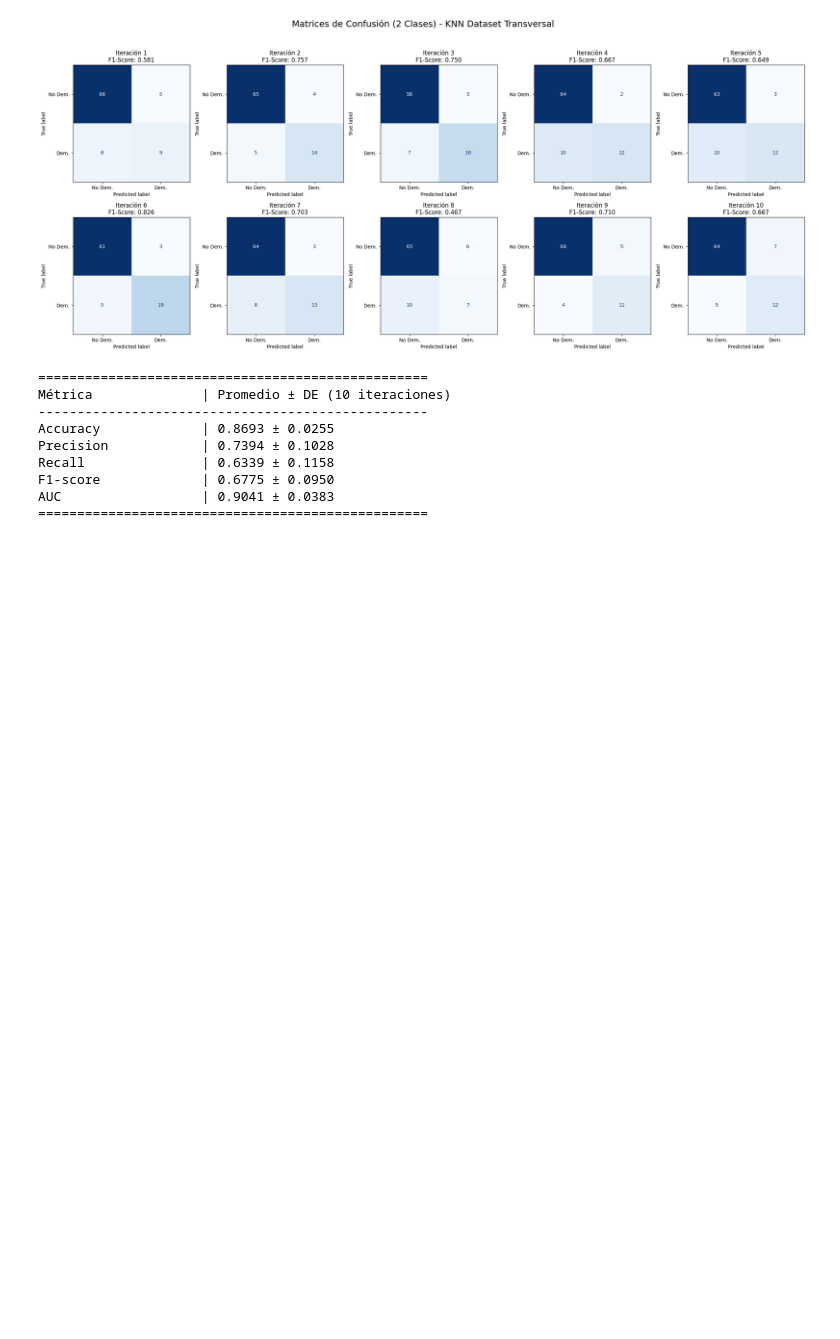
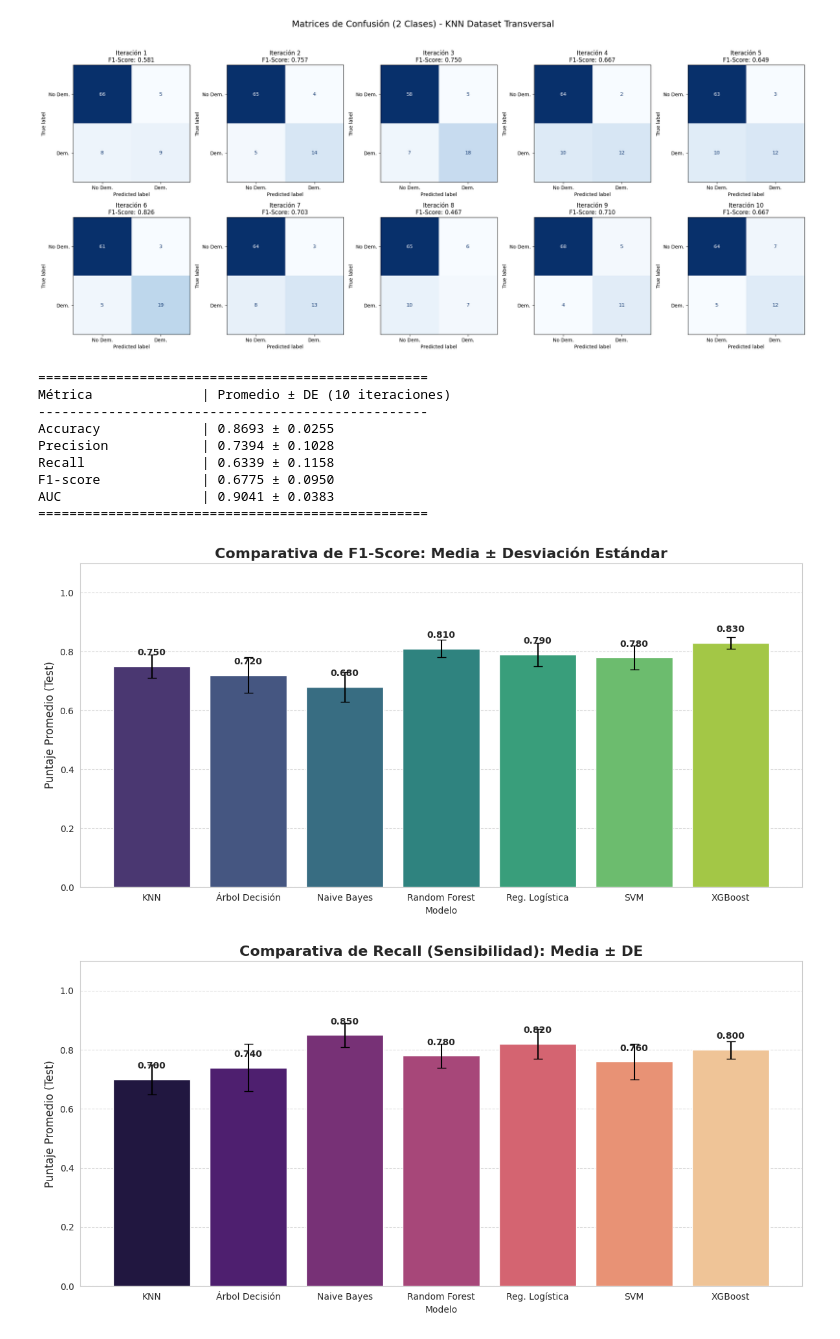
Before and after one commit to felipe0435/Proyecto-2-Mineria-de-datos, a Jupyter notebook: deprecado/pruebas.ipynb, the cells around one changed output. Drawn from its saved outputs; the diff is of its cells as text; code cells hidden in the pictures; blank space fills up the shorter version.

```diff
--- a/pruebas.ipynb
+++ b/deprecado/pruebas.ipynb
@@ -415,3 +415,82 @@ Recall               | 0.6339 ± 0.1158
 F1-score             | 0.6775 ± 0.0950
 AUC                  | 0.9041 ± 0.0383
 ==================================================
+# %%
+import pandas as pd
+import numpy as np
+import matplotlib.pyplot as plt
+import seaborn as sns
+
+
+
+datos_modelos = {
+    'Modelo': [
+        'KNN', 'Árbol Decisión', 'Naive Bayes',
+        'Random Forest', 'Reg. Logística', 'SVM', 'XGBoost'
+    ],
+    'F1_Mean': [0.75, 0.72, 0.68, 0.81, 0.79, 0.78, 0.83], # Ejemplo: Media F1
+    'F1_Std':  [0.04, 0.06, 0.05, 0.03, 0.04, 0.04, 0.02], # Ejemplo: DE F1
+
+    'Recall_Mean': [0.70, 0.74, 0.85, 0.78, 0.82, 0.76, 0.80], # Ejemplo: Media Recall
+    'Recall_Std':  [0.05, 0.08, 0.04, 0.04, 0.05, 0.06, 0.03], # Ejemplo: DE Recall
+
+    'AUC_Mean': [0.82, 0.78, 0.80, 0.89, 0.87, 0.86, 0.91], # Ejemplo: Media AUC
+    'AUC_Std':  [0.03, 0.05, 0.03, 0.02, 0.03, 0.03, 0.01]  # Ejemplo: DE AUC
+}
+
+df_comp = pd.DataFrame(datos_modelos)
+
+# --- FUNCIÓN DE GENERACIÓN DE GRÁFICOS ---
+def generar_grafico_comparativo(df, metrica_mean, metrica_std, titulo, color_palette):
+    plt.figure(figsize=(12, 6))
+
+    # Crear gráfico de barras
+    sns.set_style("whitegrid")
+    ax = sns.barplot(
+        x='Modelo',
+        y=metrica_mean,
+        data=df,
+        palette=color_palette,
+        hue='Modelo',
+        legend=False
+    )
+
+    # Añadir barras de error manuales (Media +- DE)
+    # Esto cumple con el requisito de mostrar la estabilidad del modelo [1, 3]
+    plt.errorbar(
+        x=np.arange(len(df['Modelo'])),
+        y=df[metrica_mean],
+        yerr=df[metrica_std],
+        fmt='none',
+        c='black',
+        capsize=5,
+        label='Desviación Estándar'
+    )
+
+    plt.title(titulo, fontsize=16, fontweight='bold')
+    plt.ylabel('Puntaje Promedio (Test)', fontsize=12)
+    plt.ylim(0, 1.1) # Escala de 0 a 1 con margen
+    plt.grid(axis='y', linestyle='--', alpha=0.7)
+
+    # Añadir etiquetas de valor sobre las barras
+    for i, p in enumerate(ax.patches):
+        ax.annotate(f'{df[metrica_mean][i]:.3f}',
+                    (p.get_x() + p.get_width() / 2., p.get_height()),
+                    ha = 'center', va = 'center',
+                    xytext = (0, 15),
+                    textcoords = 'offset points',
+                    fontsize=10, fontweight='bold')
+
+    plt.tight_layout()
+    plt.show()
+
+# 1. Gráfico de F1-Score (Prioridad por Desbalance [4, 5])
+generar_grafico_comparativo(df_comp, 'F1_Mean', 'F1_Std',
+                           'Comparativa de F1-Score: Media ± Desviación Estándar', 'viridis')
+
+# 2. Gráfico de Recall (Métrica Reina en Diagnóstico Médico [Paso 4, Clase 05])
+generar_grafico_comparativo(df_comp, 'Recall_Mean', 'Recall_Std',
+                           'Comparativa de Recall (Sensibilidad): Media ± DE', 'magma')
+# %% [output]
+[figure, added]
+[figure, added]
```
Also changed, not shown: 13 other files.
